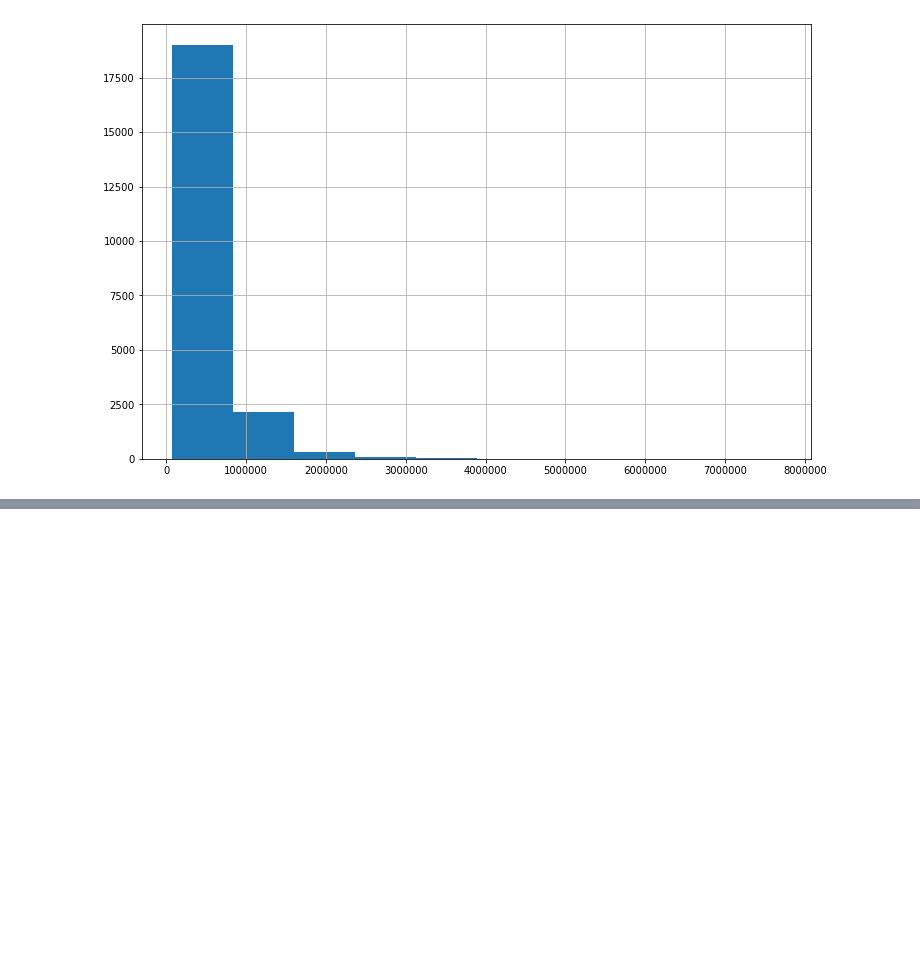
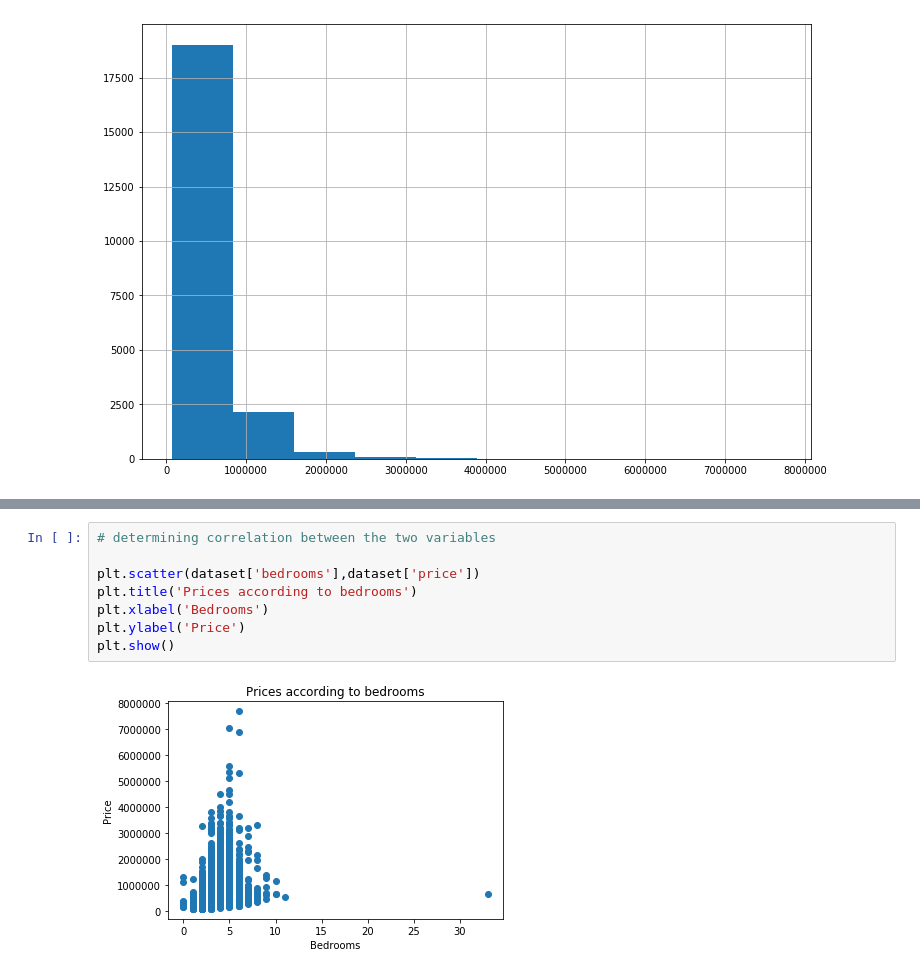
Before and after one commit to hamisicodes/LetsUpgrade-AI-ML, a Jupyter notebook: Day21/model-2.ipynb, the cells around one changed output, grey strips where cells are left out. Saved outputs shown, nothing was run; the diff lists cells and outputs as text; blank space fills up the shorter version.

```diff
--- a/Day21/model-2.ipynb
+++ b/Day21/model-2.ipynb
@@ -41,0 +54,10 @@ dataset['price'].hist(figsize = (12,8))
+# %%
+# determining correlation between the two variables
+
+plt.scatter(dataset['bedrooms'],dataset['price'])
+plt.title('Prices according to bedrooms')
+plt.xlabel('Bedrooms')
+plt.ylabel('Price')
+plt.show()
+# %% [output]
+[figure, added]
```
Also changed, not shown: parts of 26 cells of this notebook, 1 other file.
